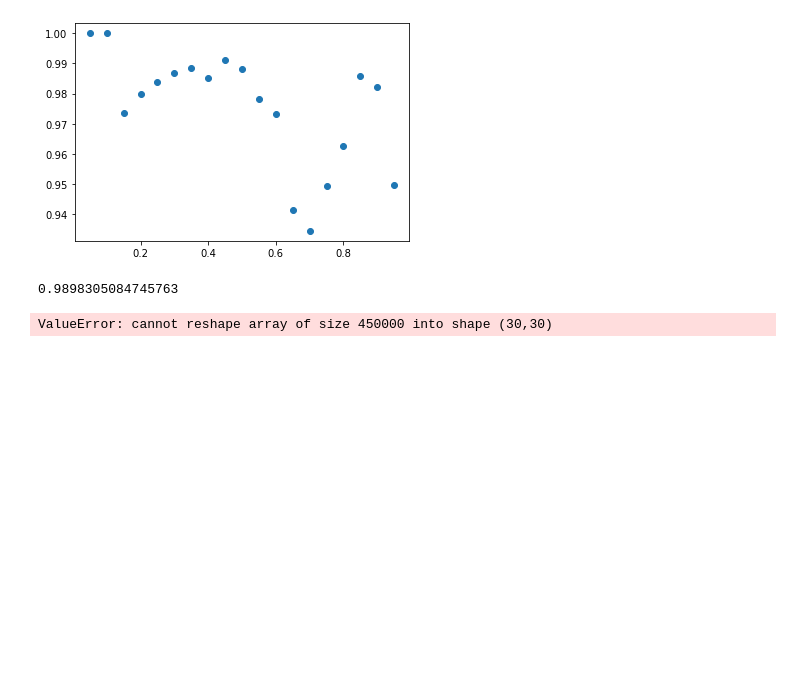
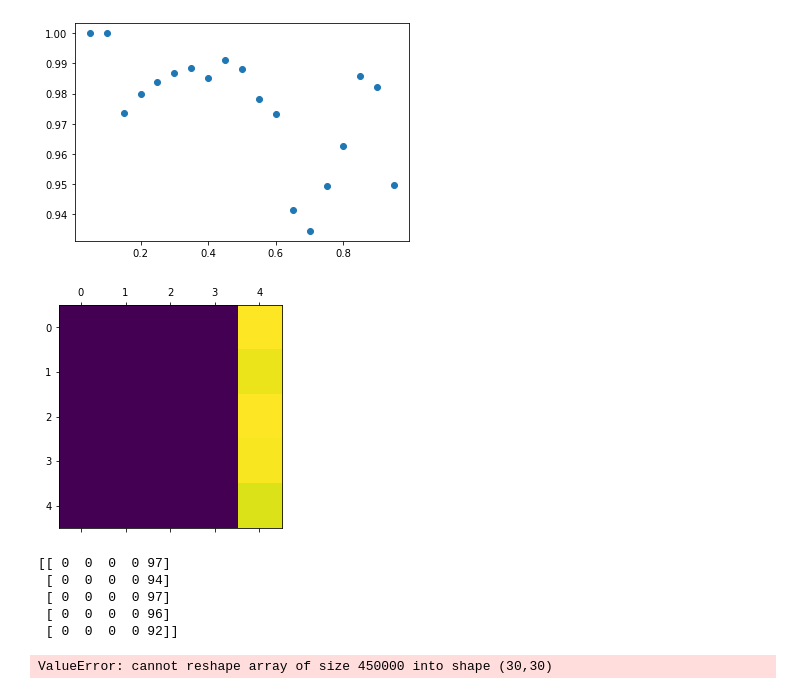
Before and after one commit to lm2-me/GEO5017Assignment2, a Jupyter notebook: SVM_linear.ipynb, the cells around one changed output. Cells and saved outputs as stored; diff of their text form; code cells hidden in the pictures; blank space fills up the shorter version.

```diff
--- a/SVM_linear.ipynb
+++ b/SVM_linear.ipynb
@@ -90,13 +109,22 @@ plt.show()
 # %%
 from sklearn import metrics
 
 metrics.accuracy_score(y_test, y_pred)
 
 metrics.balanced_accuracy_score(y_test, y_pred)
 
-metrics.confusion_matrix(y_test, y_pred)
+a = metrics.confusion_matrix(y_test, y_pred)
+
+plt.matshow(a)
+plt.show()
+print(a)
 # %% [output]
+[figure, added]
-0.9898305084745763
+[[ 0  0  0  0 97]
+ [ 0  0  0  0 94]
+ [ 0  0  0  0 97]
+ [ 0  0  0  0 96]
+ [ 0  0  0  0 92]]
 # %%
 """
 =========================================
```
Also changed, not shown: parts of 3 cells of this notebook, 1 other file.
